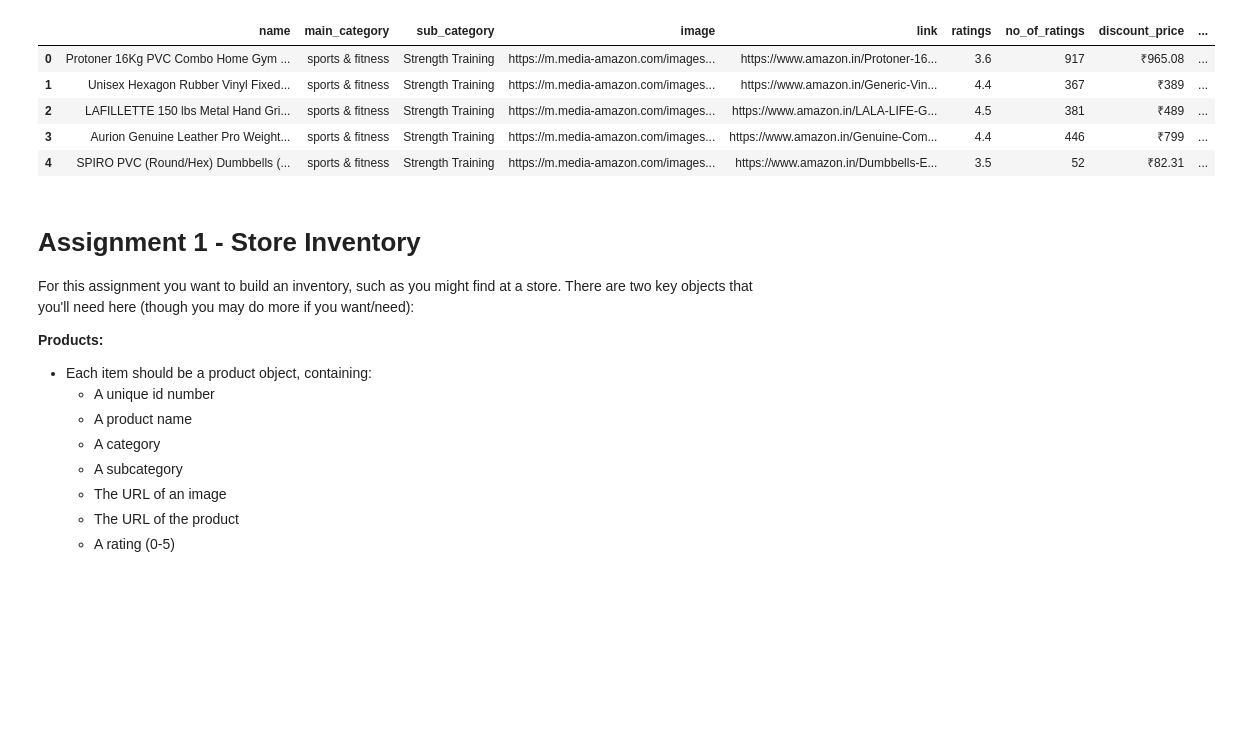
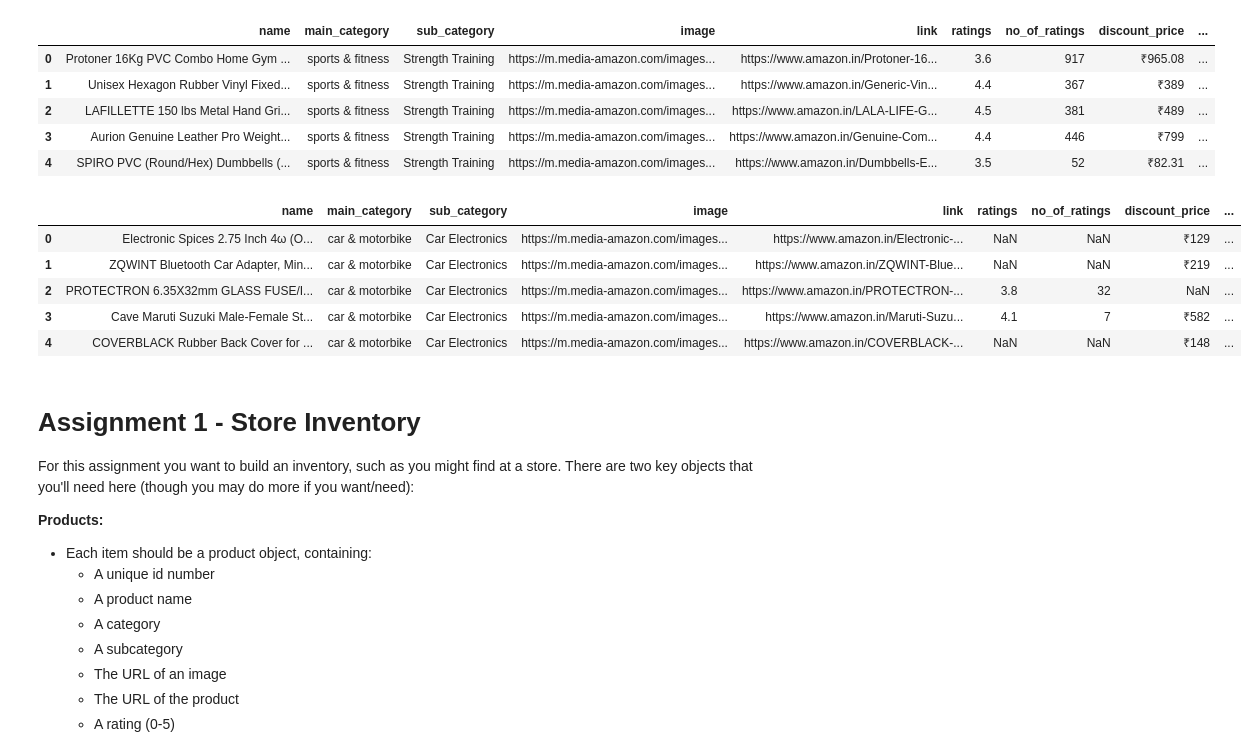
Before and after one commit to michaeljharris/Programming_Basics_ML_Asn1_Students, a Jupyter notebook: direction_asn1.ipynb, the cells around one changed output. Drawn from its saved outputs; the diff is of its cells as text; code cells hidden in the pictures; blank space fills up the shorter version.

```diff
--- a/direction_asn1.ipynb
+++ b/direction_asn1.ipynb
@@ -36,6 +10,16 @@ df.head()
 | 2 | LAFILLETTE 150 lbs Metal Hand Gri... | sports & fitness | Strength Training | https://m.media-amazon.com/images... | https://www.amazon.in/LALA-LIFE-G... | 4.5 | 381 | ₹489 | ... |
 | 3 | Aurion Genuine Leather Pro Weight... | sports & fitness | Strength Training | https://m.media-amazon.com/images... | https://www.amazon.in/Genuine-Com... | 4.4 | 446 | ₹799 | ... |
 | 4 | SPIRO PVC (Round/Hex) Dumbbells (... | sports & fitness | Strength Training | https://m.media-amazon.com/images... | https://www.amazon.in/Dumbbells-E... | 3.5 | 52 | ₹82.31 | ... |
+# %%
+df1 = pd.read_csv("Car Electronics.csv")
+df1.head()
+# %% [output]
+|  | name | main_category | sub_category | image | link | ratings | no_of_ratings | discount_price | ... |
+| 0 | Electronic Spices 2.75 Inch 4ω (O... | car & motorbike | Car Electronics | https://m.media-amazon.com/images... | https://www.amazon.in/Electronic-... | NaN | NaN | ₹129 | ... |
+| 1 | ZQWINT Bluetooth Car Adapter, Min... | car & motorbike | Car Electronics | https://m.media-amazon.com/images... | https://www.amazon.in/ZQWINT-Blue... | NaN | NaN | ₹219 | ... |
+| 2 | PROTECTRON 6.35X32mm GLASS FUSE/I... | car & motorbike | Car Electronics | https://m.media-amazon.com/images... | https://www.amazon.in/PROTECTRON-... | 3.8 | 32 | NaN | ... |
+| 3 | Cave Maruti Suzuki Male-Female St... | car & motorbike | Car Electronics | https://m.media-amazon.com/images... | https://www.amazon.in/Maruti-Suzu... | 4.1 | 7 | ₹582 | ... |
+| 4 | COVERBLACK Rubber Back Cover for ... | car & motorbike | Car Electronics | https://m.media-amazon.com/images... | https://www.amazon.in/COVERBLACK-... | NaN | NaN | ₹148 | ... |
 # %% [markdown]
 # Assignment 1 - Store Inventory
 
```
Also changed, not shown: parts of 6 cells of this notebook.
